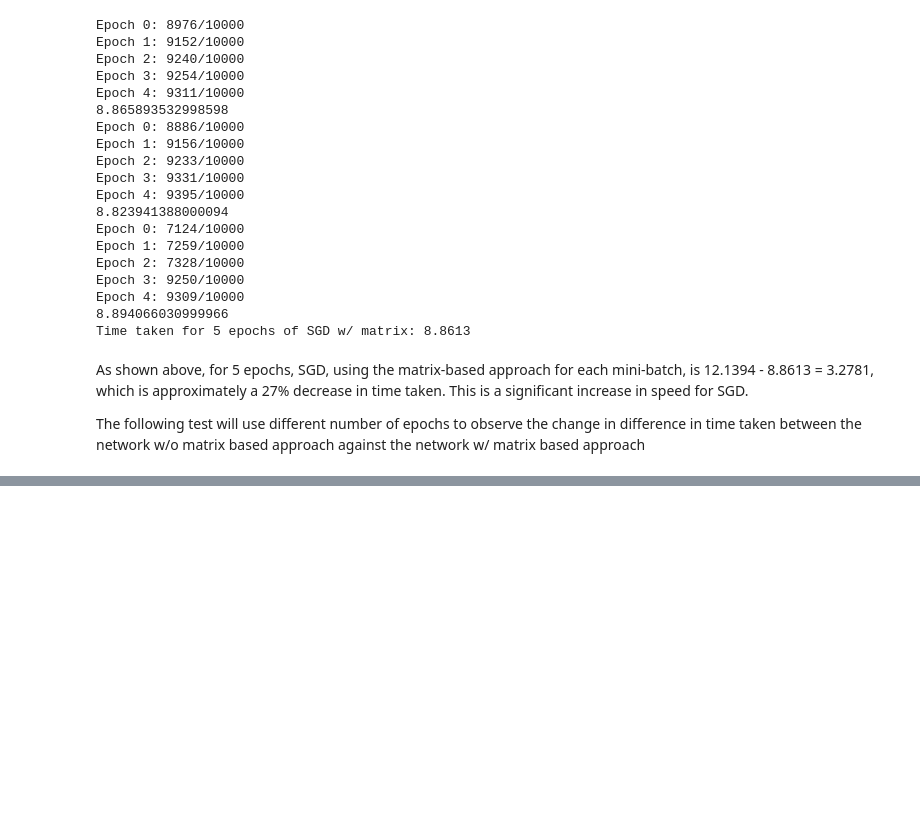
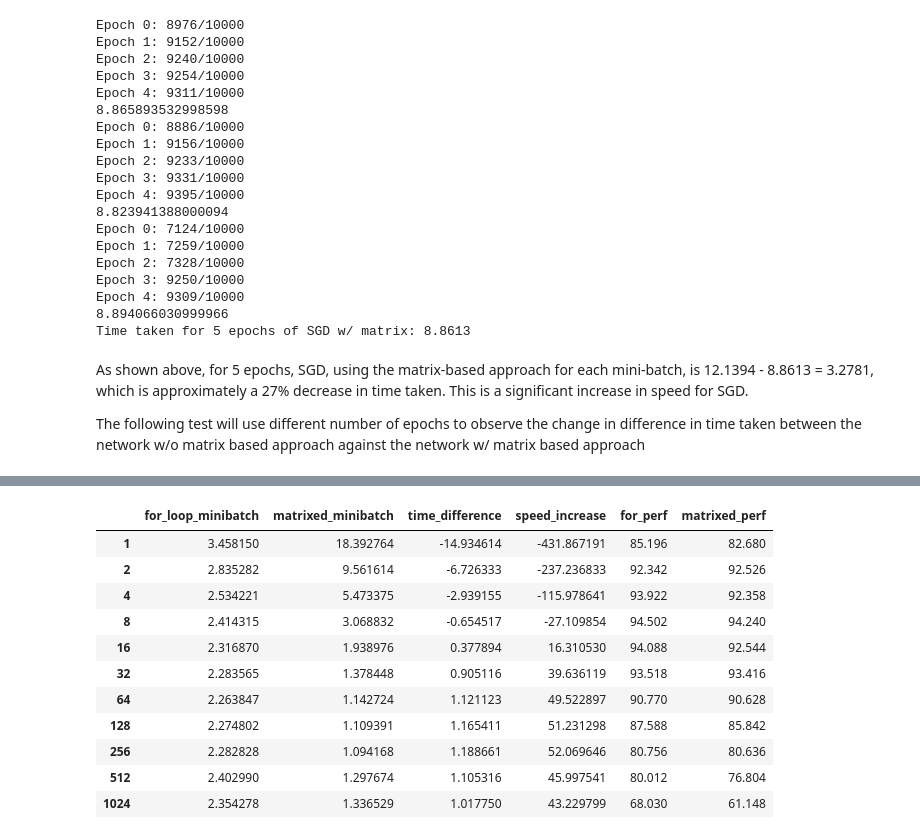
Before and after one commit to Owly-dabs/Matrix-based_backprop_over_mini-batch, a Jupyter notebook: shell.ipynb, the cells around one changed output, grey strips where cells are left out. Cells and saved outputs as stored; diff of their text form; code cells hidden in the pictures; blank space fills up the shorter version.

```diff
--- a/shell.ipynb
+++ b/shell.ipynb
@@ -288,0 +578,17 @@ The following test will use different number of epochs to observe the  change in
+# %%
+df["for_perf"] = avg_perf_for
+df["matrixed_perf"] = avg_perf_matx
+df
+# %% [output]
+|  | for_loop_minibatch | matrixed_minibatch | time_difference | speed_increase | for_perf | matrixed_perf |
+| 1 | 3.458150 | 18.392764 | -14.934614 | -431.867191 | 85.196 | 82.680 |
+| 2 | 2.835282 | 9.561614 | -6.726333 | -237.236833 | 92.342 | 92.526 |
+| 4 | 2.534221 | 5.473375 | -2.939155 | -115.978641 | 93.922 | 92.358 |
+| 8 | 2.414315 | 3.068832 | -0.654517 | -27.109854 | 94.502 | 94.240 |
+| 16 | 2.316870 | 1.938976 | 0.377894 | 16.310530 | 94.088 | 92.544 |
+| 32 | 2.283565 | 1.378448 | 0.905116 | 39.636119 | 93.518 | 93.416 |
+| 64 | 2.263847 | 1.142724 | 1.121123 | 49.522897 | 90.770 | 90.628 |
+| 128 | 2.274802 | 1.109391 | 1.165411 | 51.231298 | 87.588 | 85.842 |
+| 256 | 2.282828 | 1.094168 | 1.188661 | 52.069646 | 80.756 | 80.636 |
+| 512 | 2.402990 | 1.297674 | 1.105316 | 45.997541 | 80.012 | 76.804 |
+| 1024 | 2.354278 | 1.336529 | 1.017750 | 43.229799 | 68.030 | 61.148 |
```
Also changed, not shown: parts of 29 cells of this notebook, 2 other files.
